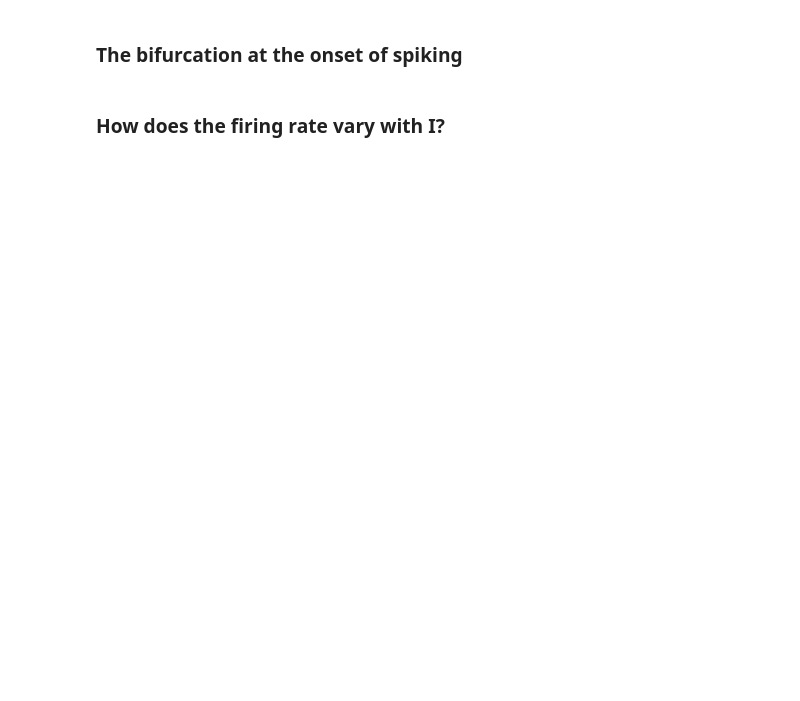
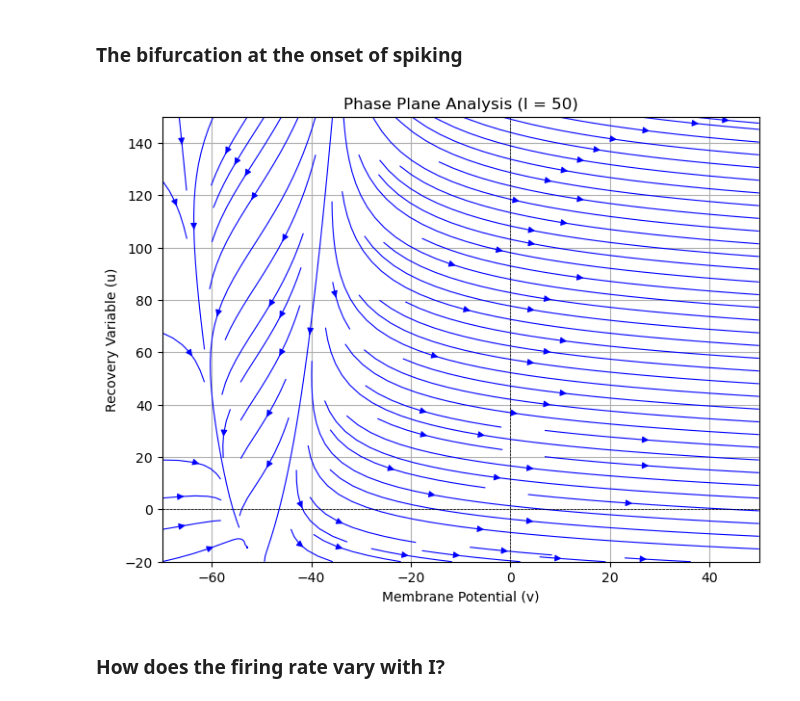
Before and after one commit to EvaMare/Computational-Neuroscience, a Jupyter notebook: Assignment 3.ipynb, the cells around one changed output. Saved outputs shown, nothing was run; the diff lists cells and outputs as text; code cells hidden in the pictures; blank space fills up the shorter version.

```diff
--- a/Assignment 3.ipynb
+++ b/Assignment 3.ipynb
@@ -113,21 +114,23 @@ plt.show()
 # %%
 def phase_plane(I, v_range=np.linspace(-70, 50, 100), u_range=np.linspace(-20, 150, 100)):
     v, u = np.meshgrid(v_range, u_range)
     dv = (0.7 * (v + 60) * (v + 40) - u + I) / 100
     du = 0.03 * (-2 * (v + 60) - u)
 
     plt.figure(figsize=(8, 6))
     plt.streamplot(v, u, dv, du, density=1.2, color='blue', linewidth=0.8)
     plt.axhline(0, color='black', linestyle='--', linewidth=0.5)
     plt.axvline(0, color='black', linestyle='--', linewidth=0.5)
     plt.title(f'Phase Plane Analysis (I = {I})')
     plt.xlabel('Membrane Potential (v)')
     plt.ylabel('Recovery Variable (u)')
     plt.grid()
     plt.show()
 
-# Test for a specific I
-phase_plane(I=5)
+# Test for specific I
+phase_plane(I=50)
+# %% [output]
+[figure, added]
 # %% [markdown]
 ### How does the firing rate vary with I?
 # %%
```
Also changed, not shown: parts of 11 cells of this notebook.
